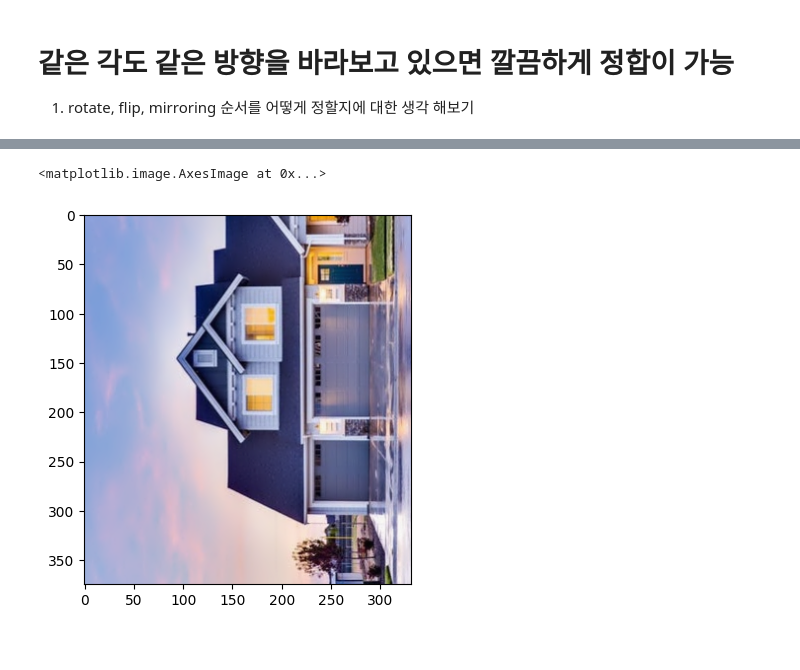
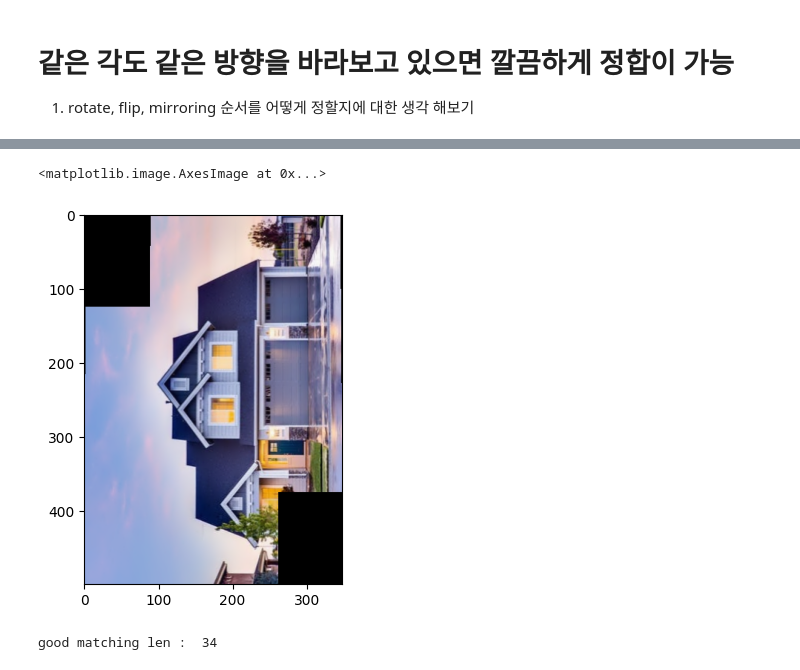
Before and after one commit to Lee-jun-young98/D_meta, a Jupyter notebook: merge_image.ipynb, the cells around one changed output, grey strips where cells are left out. Drawn from its saved outputs; the diff is of its cells as text; code cells hidden in the pictures.

```diff
--- a/merge_image.ipynb
+++ b/merge_image.ipynb
@@ -190,5 +110,28 @@ result1 = image_stitch(mirroring(rotate(imgs_list[1])), mirroring(imgs_list[3]))
+# %%
+def merge_image(imgs1, imgs2):
+    status, img_stitch = image_stitch(imgs1, imgs2)
+    if status == 1:
+        status, img_stitch = image_stitch(imgs1, flip(imgs2))
+
+    return status, img_stitch
+# %%
+status, img_stitch = merge_image(imgs1, imgs2)
+plt.imshow(img_stitch)
+# %% [output]
+<matplotlib.image.AxesImage at 0x...>
+[figure, added]
+# %%
+for i, k in enumerate(imgs_list):
+    if i == 0:
+        imgs1 = k
+        continue
+
+    imgs2 = k
+    angle = find_direction(imgs1, imgs2)
+    imgs1, imgs2 = collect(imgs1, imgs2, angle)
+    status, img_stitch = merge_image(imgs1, imgs2)
+    imgs1 = img_stitch
+# %% [output]
+good matching len :  34
 # %%
-plt.imshow(result1)
+plt.imshow(imgs1)
-# %% [output]
-<matplotlib.image.AxesImage at 0x...>
-[figure, removed]
```
Also changed, not shown: parts of 37 cells of this notebook.
